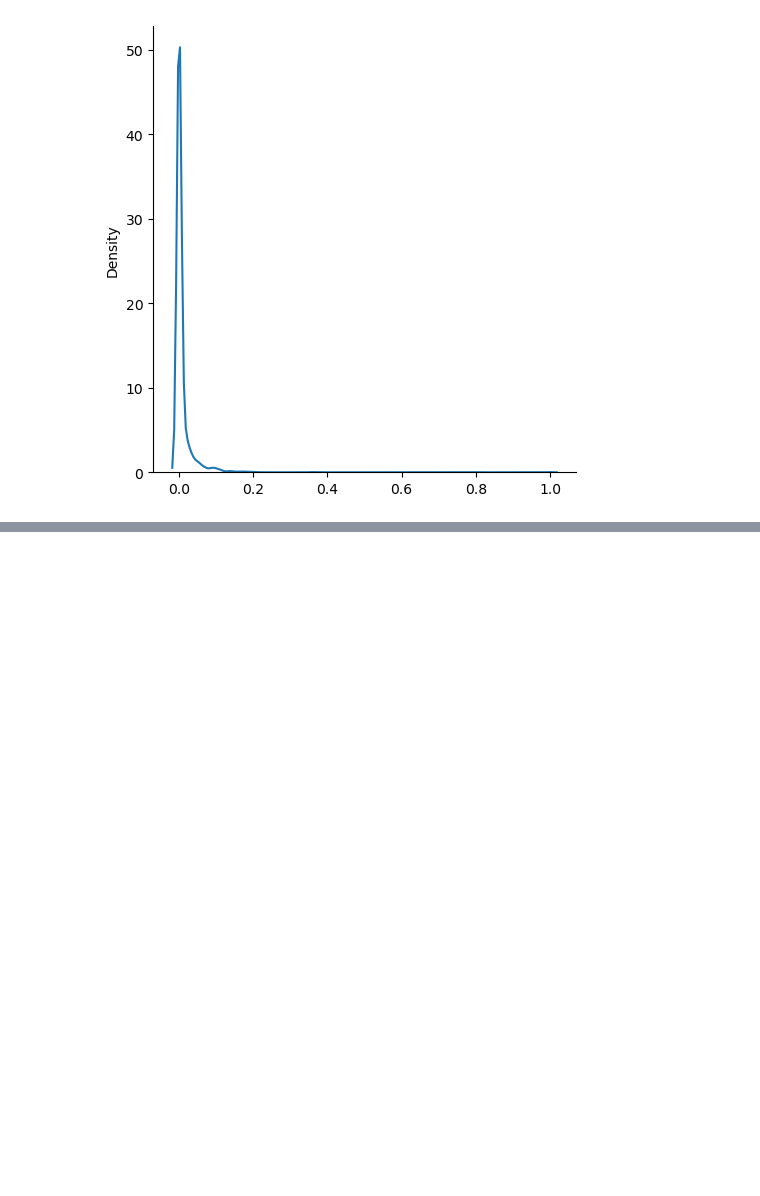
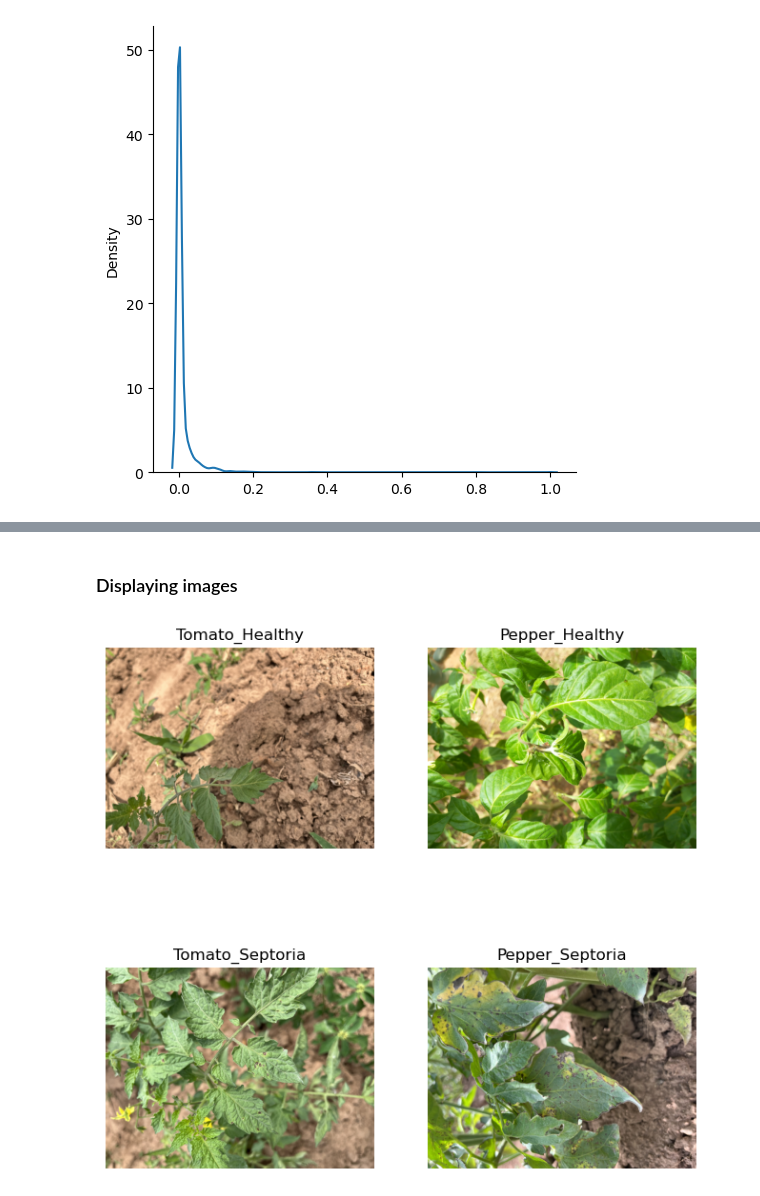
Before and after one commit to e-hokage777/Crop_Disease_Detection, a Jupyter notebook: notebooks/EDA.ipynb, the cells around one changed output, grey strips where cells are left out. Saved outputs shown, nothing was run; the diff lists cells and outputs as text; code cells hidden in the pictures; blank space fills up the shorter version.

```diff
--- a/notebooks/EDA.ipynb
+++ b/notebooks/EDA.ipynb
@@ -166,0 +369,2 @@ sns.displot(miou, kind="kde")
+# %% [markdown]
+### Displaying images
@@ -166,0 +374,35 @@ sns.displot(miou, kind="kde")
+# %%
+def show_imgs(img_paths, titles=None, nrows=2, ncols=2):
+    images = [io.imread(os.path.join(img_path)) for img_path in img_paths]
+    fig, axes = plt.subplots(nrows, ncols, figsize=(8,8))
+    axes = axes.flatten()
+
+    for index, image in enumerate(images):
+        axes[index].imshow(image)
+        axes[index].axis(False)
+
+        if titles:
+            axes[index].set_title(titles[index])
+
+    plt.axis(False)
+    plt.show()
+# %%
+df_train = pd.read_csv(TRAIN_PATH)
+# %%
+grouped_imgs = df_train.groupby("class")["Image_ID"].agg(list)
+# %%
+image_classes = ["Tomato_Healthy", "Pepper_Healthy", "Tomato_Septoria", "Pepper_Septoria"]
+paths = []
+titles = []
+
+seed = 1260
+rng = np.random.default_rng(seed)
+for image_class in image_classes:
+    selected_img = rng.choice(grouped_imgs[image_class])
+    path = os.path.join(IMGS_PATH, selected_img)
+    paths.append(path)
+    titles.append(image_class)
+# %%
+show_imgs(paths, titles=titles)
+# %% [output]
+[figure, added]
```
Also changed, not shown: parts of 29 cells of this notebook, 20 other files.
